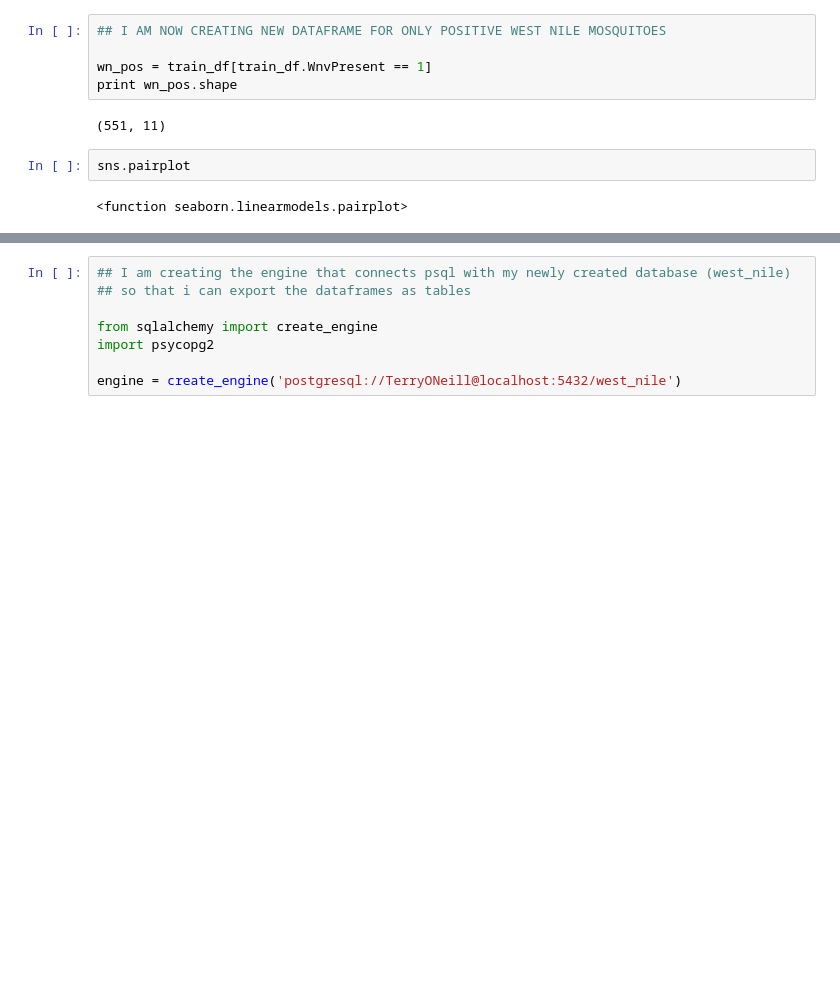
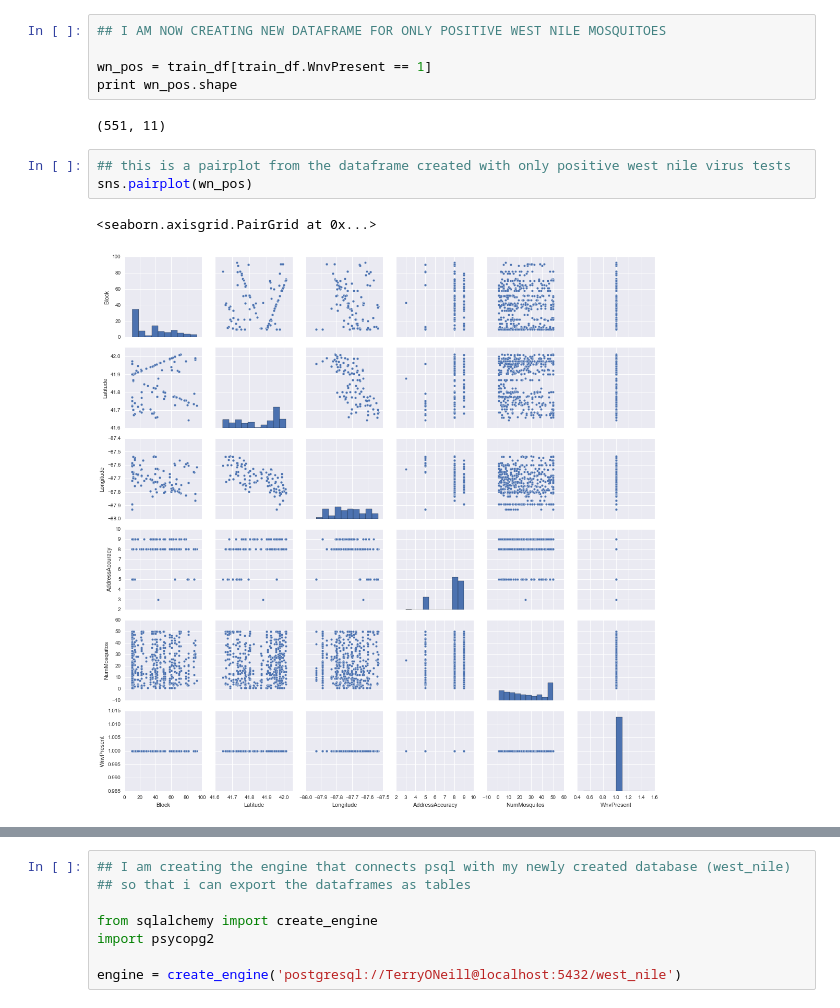
Before and after one commit to cl65610/west_nile, a Jupyter notebook: research/eda_work_train_df.ipynb, the cells around one changed output, grey strips where cells are left out. Drawn from its saved outputs; the diff is of its cells as text; blank space fills up the shorter version.

Commit message:
updating work on dataframe notebooks

```diff
--- a/research/eda_work_train_df.ipynb
+++ b/research/eda_work_train_df.ipynb
@@ -156,7 +164,9 @@ wn_pos = train_df[train_df.WnvPresent == 1]
 print wn_pos.shape
 # %% [output]
 (551, 11)
-# %%
-sns.pairplot
-# %% [output]
-<function seaborn.linearmodels.pairplot>
+# %%
+## this is a pairplot from the dataframe created with only positive west nile virus tests
+sns.pairplot(wn_pos)
+# %% [output]
+<seaborn.axisgrid.PairGrid at 0x...>
+[figure, added]
```
Also changed, not shown: parts of 4 cells of this notebook, 2 other files.
